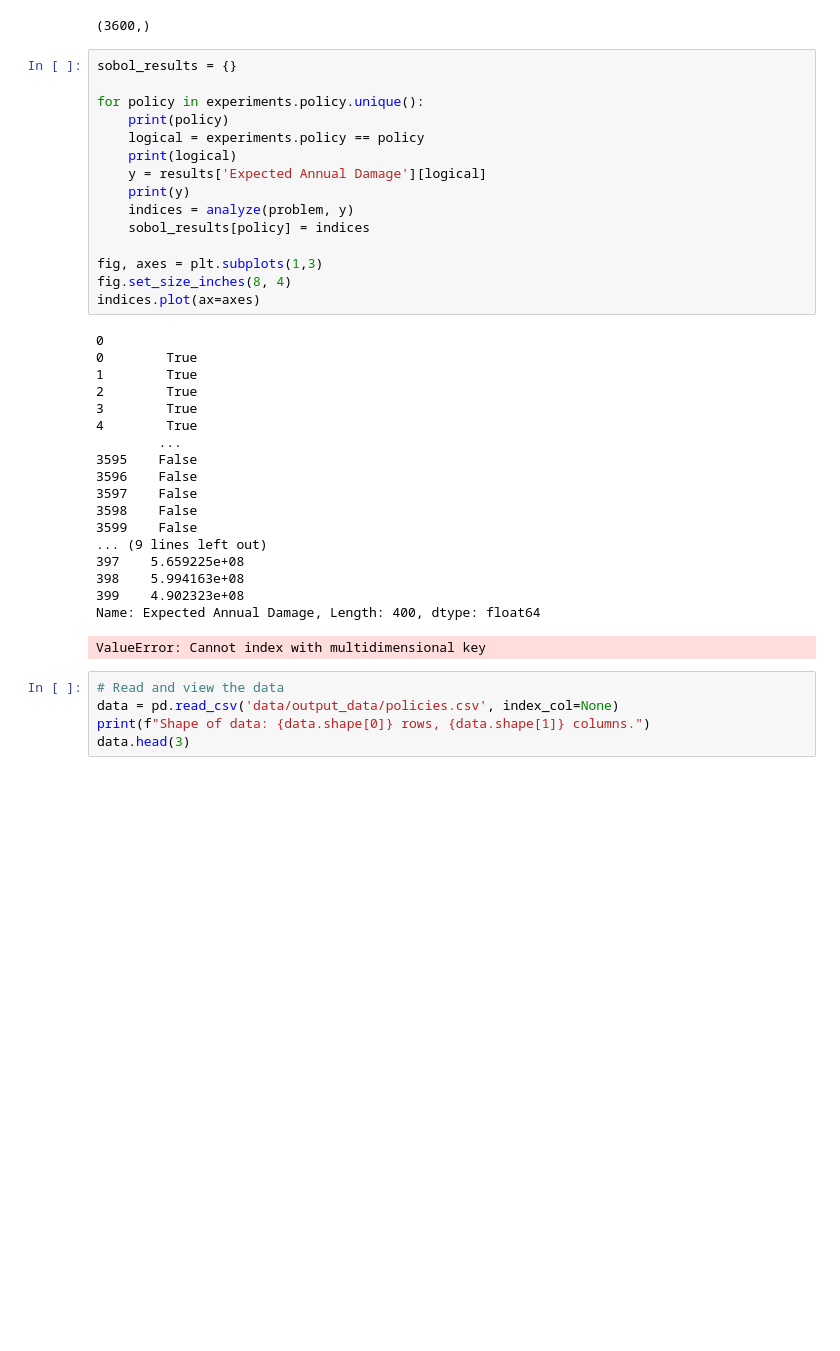
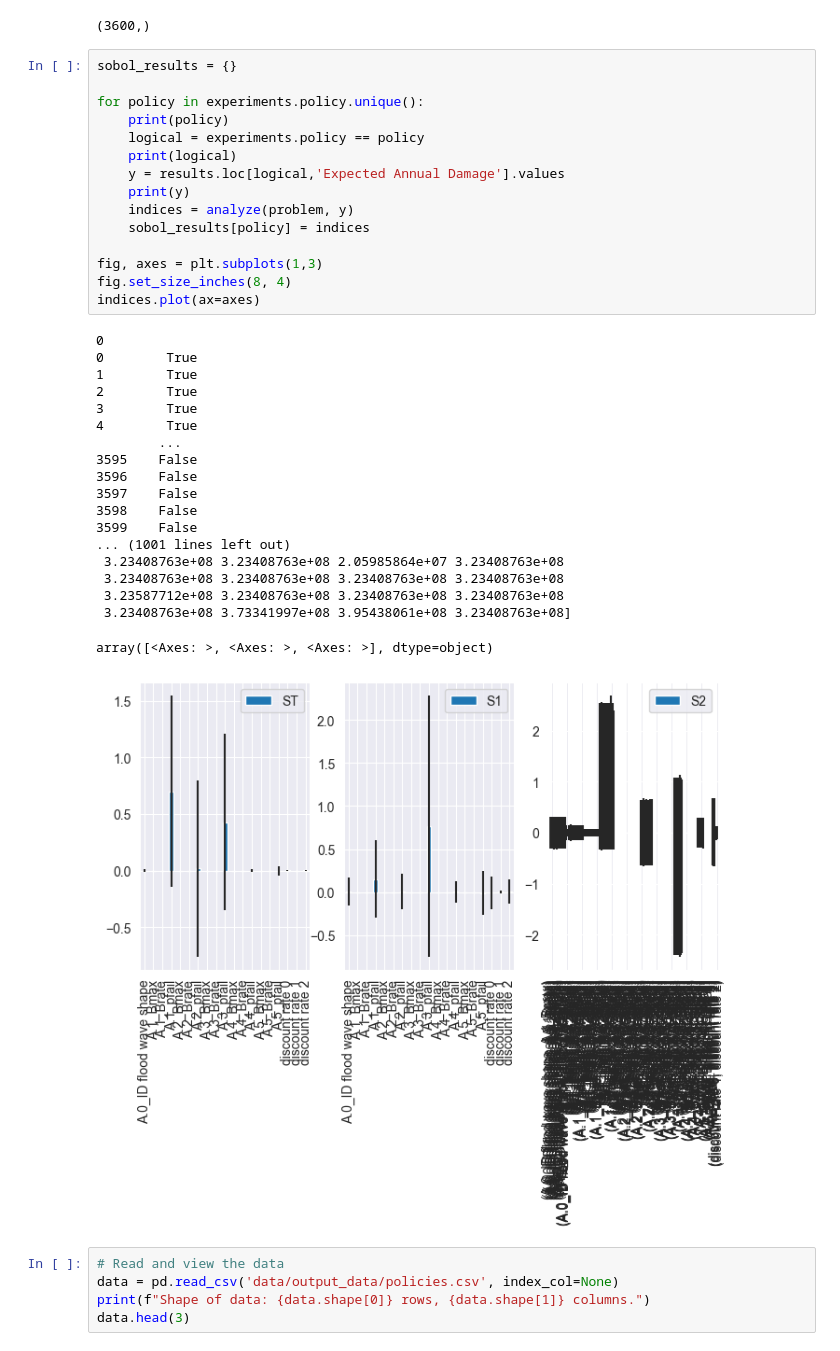
Before and after one commit to BRtudelft/Group1_EPA1361_Model-based_Decision-making, a Jupyter notebook: MORDM_4_scenario_discovery_&_trade-off_analysis.ipynb, the cells around one changed output. Saved outputs shown, nothing was run; the diff lists cells and outputs as text; blank space fills up the shorter version.

```diff
--- a/MORDM_4_scenario_discovery_&_trade-off_analysis.ipynb
+++ b/MORDM_4_scenario_discovery_&_trade-off_analysis.ipynb
@@ -90,37 +90,38 @@ results['Expected Annual Damage'].shape
 # %%
 sobol_results = {}
 
 for policy in experiments.policy.unique():
     print(policy)
     logical = experiments.policy == policy
     print(logical)
-    y = results['Expected Annual Damage'][logical]
+    y = results.loc[logical,'Expected Annual Damage'].values
     print(y)
     indices = analyze(problem, y)
     sobol_results[policy] = indices
 
 fig, axes = plt.subplots(1,3)
 fig.set_size_inches(8, 4)
 indices.plot(ax=axes)
 # %% [output]
 0
 0        True
 1        True
 2        True
 3        True
 4        True
         ...
 3595    False
 3596    False
 3597    False
 3598    False
 3599    False
-... (9 lines left out)
-397    5.659225e+08
-398    5.994163e+08
-399    4.902323e+08
-Name: Expected Annual Damage, Length: 400, dtype: float64
+... (1001 lines left out)
+ 3.23408763e+08 3.23408763e+08 2.05985864e+07 3.23408763e+08
+ 3.23408763e+08 3.23408763e+08 3.23408763e+08 3.23408763e+08
+ 3.23587712e+08 3.23408763e+08 3.23408763e+08 3.23408763e+08
+ 3.23408763e+08 3.73341997e+08 3.95438061e+08 3.23408763e+08]
-ValueError: Cannot index with multidimensional key
+array([<Axes: >, <Axes: >, <Axes: >], dtype=object)
+[figure, added]
 # %%
 # Read and view the data
 data = pd.read_csv('data/output_data/policies.csv', index_col=None)
```
